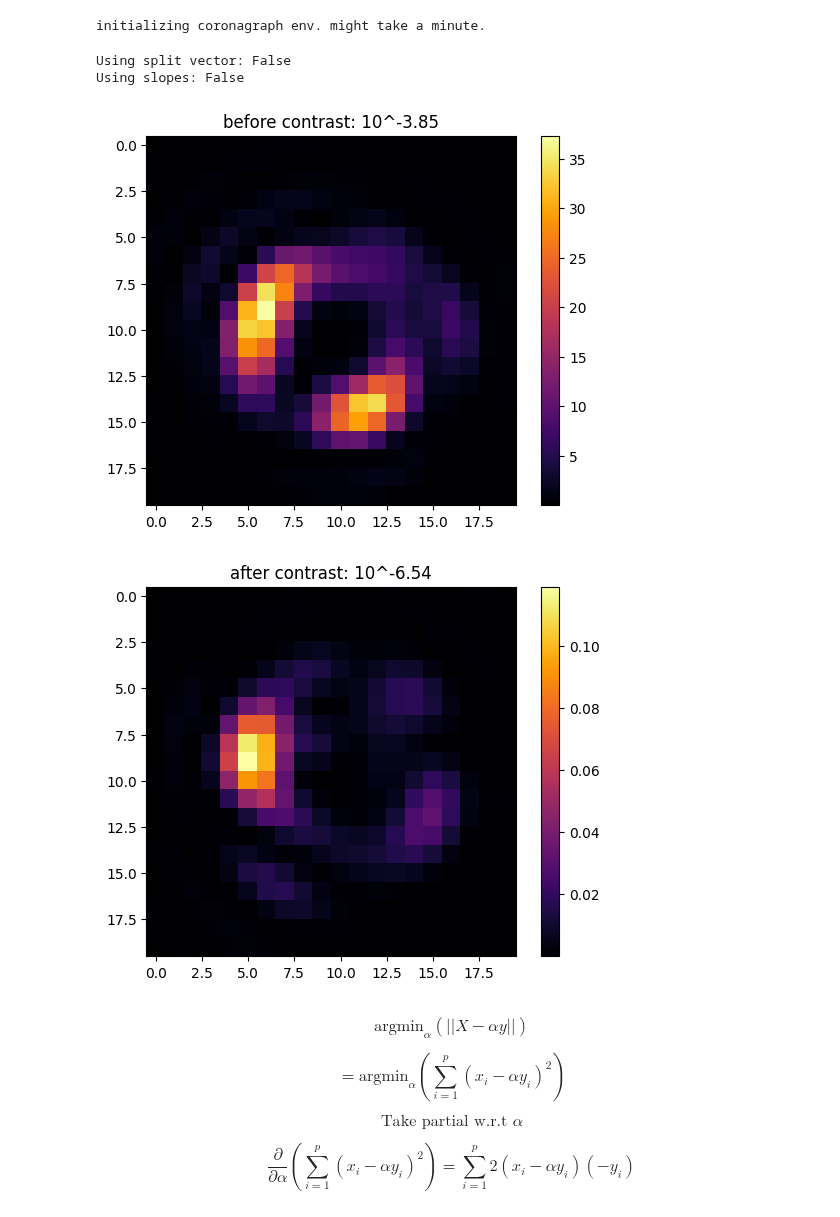
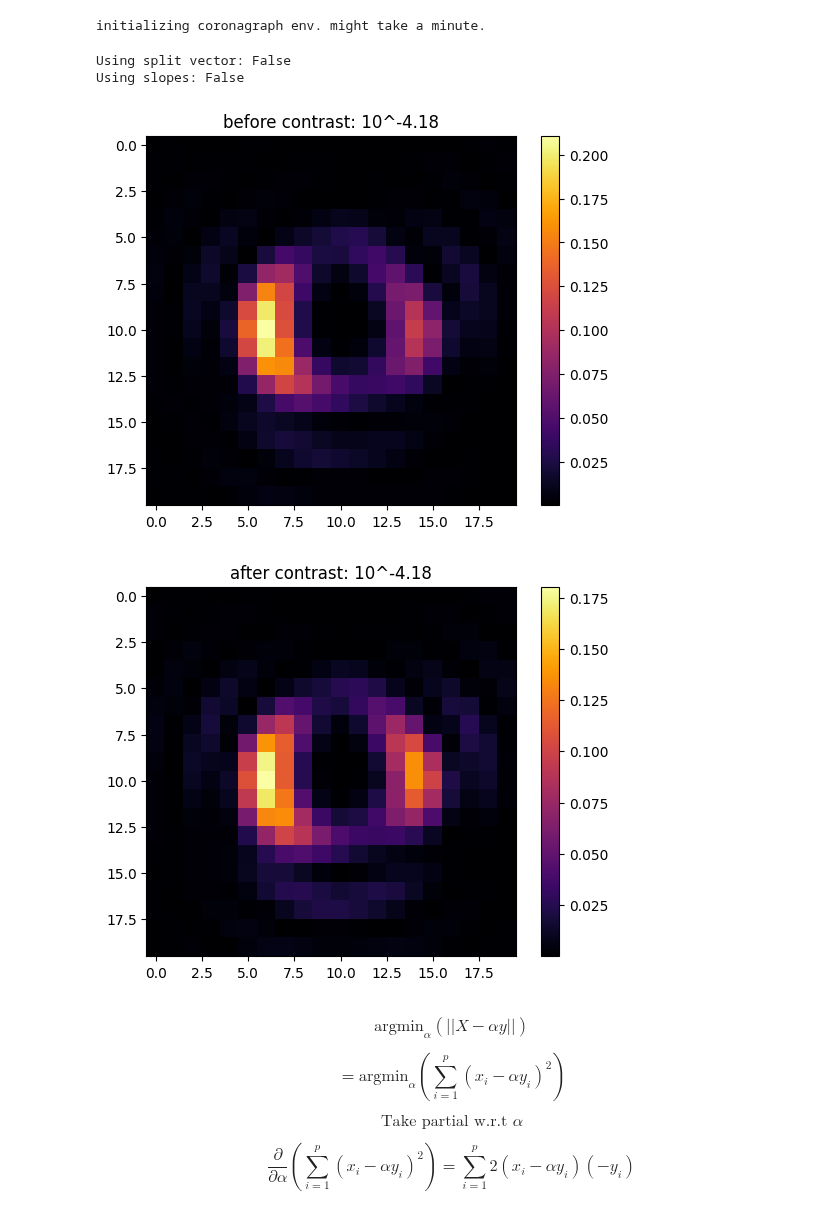
Before and after one commit to AlexeiKorolev/NASA-RL-Wavefront-Control, a Jupyter notebook: RL/scaling_regularization.ipynb, the cells around one changed output. Saved outputs shown, nothing was run; the diff lists cells and outputs as text; code cells hidden in the pictures.

```diff
--- a/RL/scaling_regularization.ipynb
+++ b/RL/scaling_regularization.ipynb
@@ -18,7 +18,7 @@ paths_path = r"info\paths.json"
 with open(paths_path, 'r') as f:
     paths = json.load(f)
 
-model_path = paths["zscore std dev 0"]
+model_path = paths["zscore std dev 1e-8"]
 # %%
 metrics_path = model_path + r'\metrics.json'
 
@@ -107,9 +107,9 @@ y_std = metrics_data['y_norm']['std']
 
 similarities = []
 
-noise_levels = np.linspace(1e-9, 1e-7, 500)
+noise_levels = np.linspace(1e-9, 1e-7, 1)
 
-# noise_levels = [1e-7] # [1e-8, 5e-8, 1e-7, 2e-7, 3e-7, 4e-7]
+noise_levels = [1e-7] # [1e-8, 5e-8, 1e-7, 2e-7, 3e-7, 4e-7]
 
 contrasts = []
 predictions = []
@@ -122,7 +122,7 @@ for noise in tqdm.tqdm(noise_levels):
             env.deformable_mirror.flatten()
             # env.noise_gen_mirror.flatten()
             env.set_random_dm(noise=noise)
-            env.set_nudge_vectors(vectors=[nudge_vec])
+            # env.set_nudge_vectors(vectors=[nudge_vec])
             original = env.deformable_mirror.actuators.copy()
 
             original_contrast = env.get_contrast(delta_t=1e15)
@@ -163,35 +163,35 @@ for noise in tqdm.tqdm(noise_levels):
             # print(f"cosine_similarity: {cos_sim:.6f}")
 
             env.deformable_mirror.flatten()
             env.deformable_mirror.actuators = original - np.array(y_pred)
             new_contrast = env.get_contrast(delta_t=1e15)
             contrast_differences.append((original_contrast - new_contrast) / original_contrast)
 
 
     # print(f"Noise level: {noise}")
     # print(f"  avg prediction magnitude: {np.mean(prediction_magnitudes)}")
     # print(f"  avg contrast improvement: {np.mean(contrast_differences)}")
     # print(f"  avg cosine similarity: {np.mean(similarities)}")
 
 # print(f"avg prediction magnitude: {np.mean(prediction_magnitudes)}")
 # print(f"avg contrast improvement: {np.mean(contrast_differences)}")
 # print(f"avg cosine similarity: {np.mean(similarities)}")
 
 img4 = torch.asarray(env.get_camera_image(delta_t=delta_t, noise_enabled=False), dtype=torch.float)
 plt.imshow(imgs[0][0] if not slopes_train else imgs[0], cmap='inferno')
 plt.title(f"before contrast: 10^{np.log10(original_contrast):.02f}")
 plt.colorbar()
 plt.show()
 
 plt.imshow(img4, cmap='inferno')
 plt.title(f"after contrast: 10^{np.log10(new_contrast):.02f}")
 plt.colorbar()
 plt.show()
 # %% [output]
 Using split vector: False
 Using slopes: False
-[figure, old version]
+[figure, new version]
-[figure, old version]
+[figure, new version]
 # %% [markdown]
 $$\text{argmin}_{\alpha} (\vert \vert X - \alpha y \vert \vert)$$
 
```
Also changed, not shown: 5 other files.
